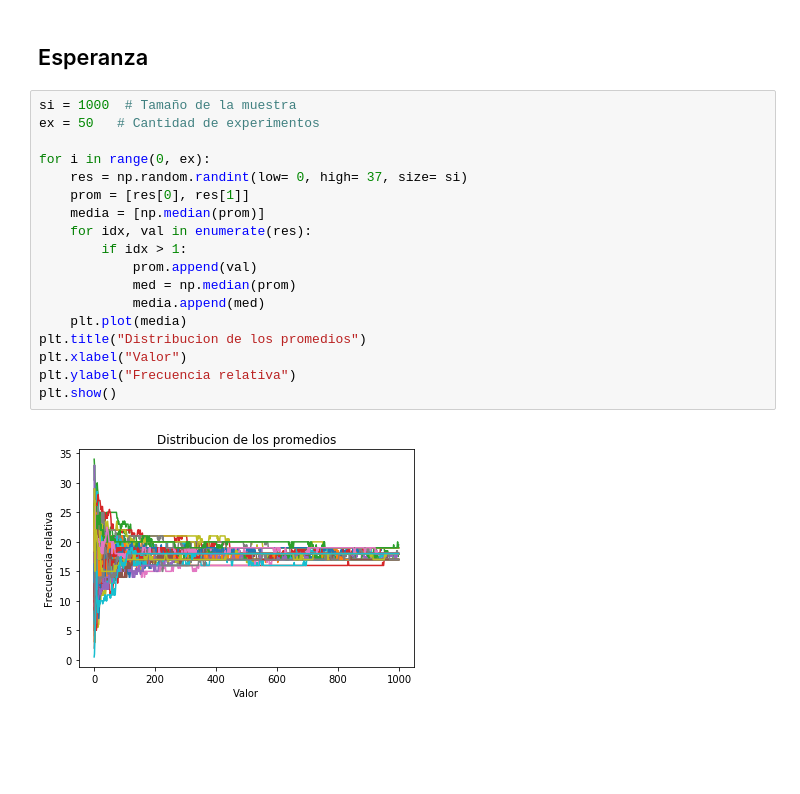
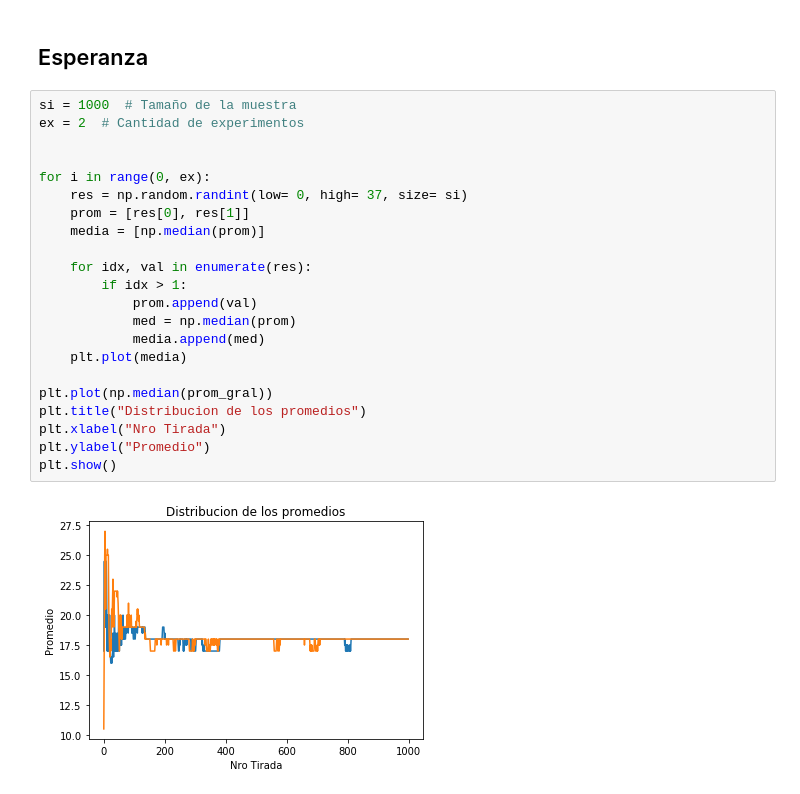
Before and after one commit to alejaz92/facultad, a Jupyter notebook: Version 2.ipynb, the cells around one changed output. Cells and saved outputs as stored; diff of their text form; blank space fills up the shorter version.

```diff
--- a/Version 2.ipynb
+++ b/Version 2.ipynb
@@ -9,21 +9,25 @@ import matplotlib.pyplot as plt
 ## Esperanza
 # %%
 si = 1000  # Tamaño de la muestra
-ex = 50   # Cantidad de experimentos
+ex = 2  # Cantidad de experimentos
+
 
 for i in range(0, ex):
     res = np.random.randint(low= 0, high= 37, size= si)
     prom = [res[0], res[1]]
     media = [np.median(prom)]
+
     for idx, val in enumerate(res):
         if idx > 1:
             prom.append(val)
             med = np.median(prom)
             media.append(med)
     plt.plot(media)
+
+plt.plot(np.median(prom_gral))
 plt.title("Distribucion de los promedios")
-plt.xlabel("Valor")
-plt.ylabel("Frecuencia relativa")
+plt.xlabel("Nro Tirada")
+plt.ylabel("Promedio")
 plt.show()
 # %% [output]
-[figure, old version]
+[figure, new version]
```
Also changed, not shown: parts of 6 cells of this notebook, 1 other file.
